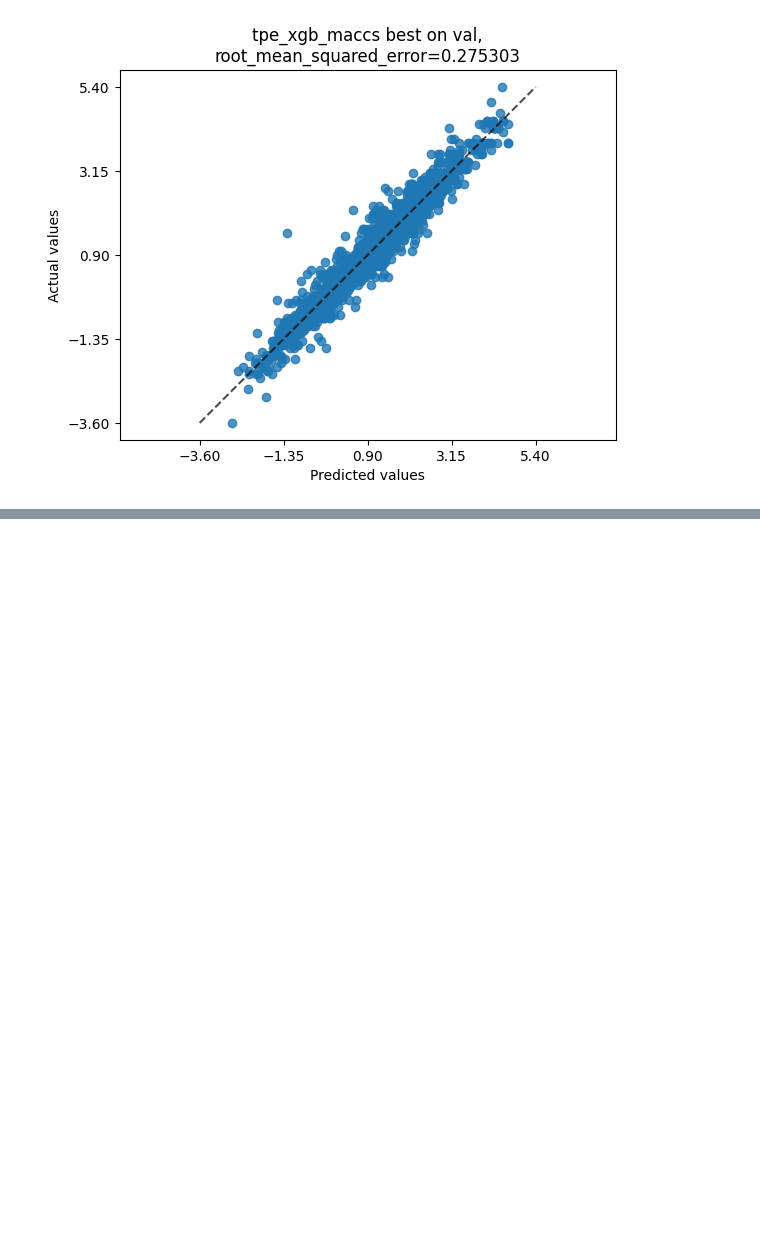
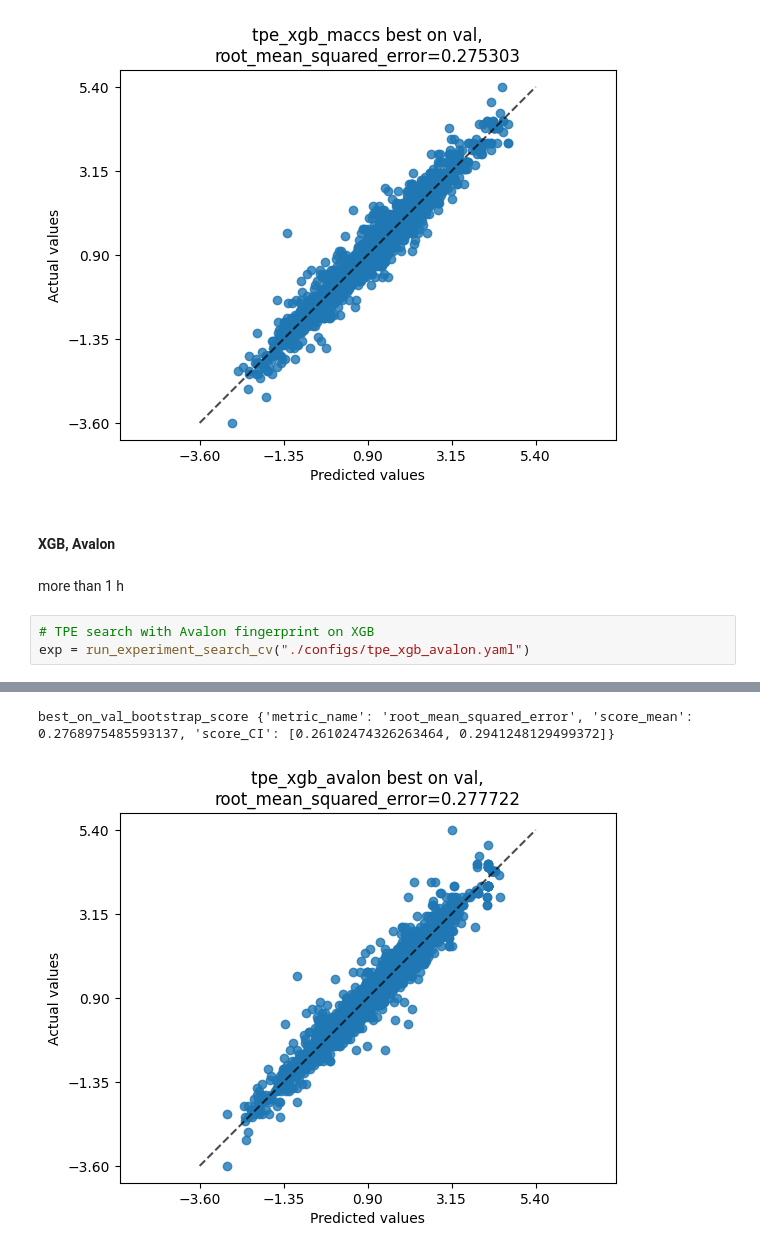
Before and after one commit to mvgolubev99/kaggle-chemical-structure-and-logp, a Jupyter notebook: interaction.ipynb, the cells around one changed output, grey strips where cells are left out. Cells and saved outputs as stored; diff of their text form; blank space fills up the shorter version.

Commit message:
tpe_xgb_avalon, tpe_lgbm_maccs

```diff
--- a/interaction.ipynb
+++ b/interaction.ipynb
@@ -261,3 +265,11 @@ exp = run_experiment_search_cv("./configs/tpe_xgb_maccs.yaml")
 [I 2025-11-16 21:35:55,097] Trial 95 finished with value: 0.2880092240204137 and parameters: {'regressor__model__n_estimators': 1067, 'regressor__model__learning_rate': 0.18615442606779822, 'regressor ...
 best_on_val_bootstrap_score {'metric_name': 'root_mean_squared_error', 'score_mean': 0.2749100769737983, 'score_CI': [0.2613987146514509, 0.29044101306711295]}
 [figure]
+# %% [markdown]
+#### XGB, Avalon
+# %% [markdown]
+more than 1 h
+# %%
+# TPE search with Avalon fingerprint on XGB
+exp = run_experiment_search_cv("./configs/tpe_xgb_avalon.yaml")
+# %% [output]
@@ -263,0 +293,2 @@ best_on_val_bootstrap_score {'metric_name': 'root_mean_squared_error', 'score_me
+best_on_val_bootstrap_score {'metric_name': 'root_mean_squared_error', 'score_mean': 0.2768975485593137, 'score_CI': [0.26102474326263464, 0.2941248129499372]}
+[figure, added]
```
Also changed, not shown: parts of 12 cells of this notebook.
